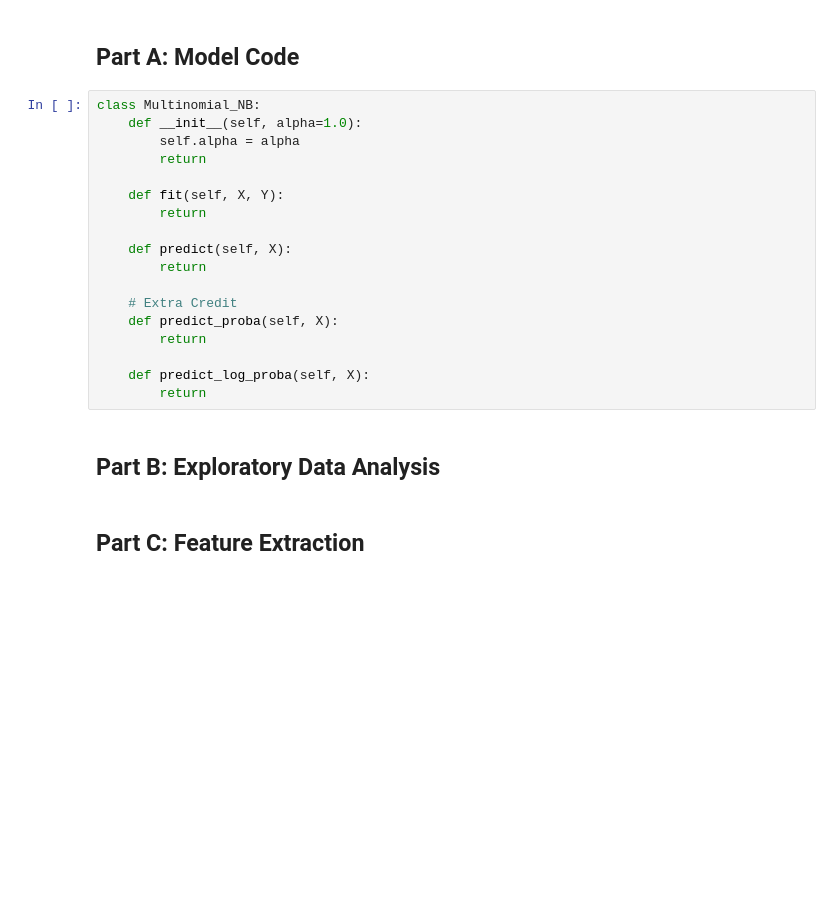
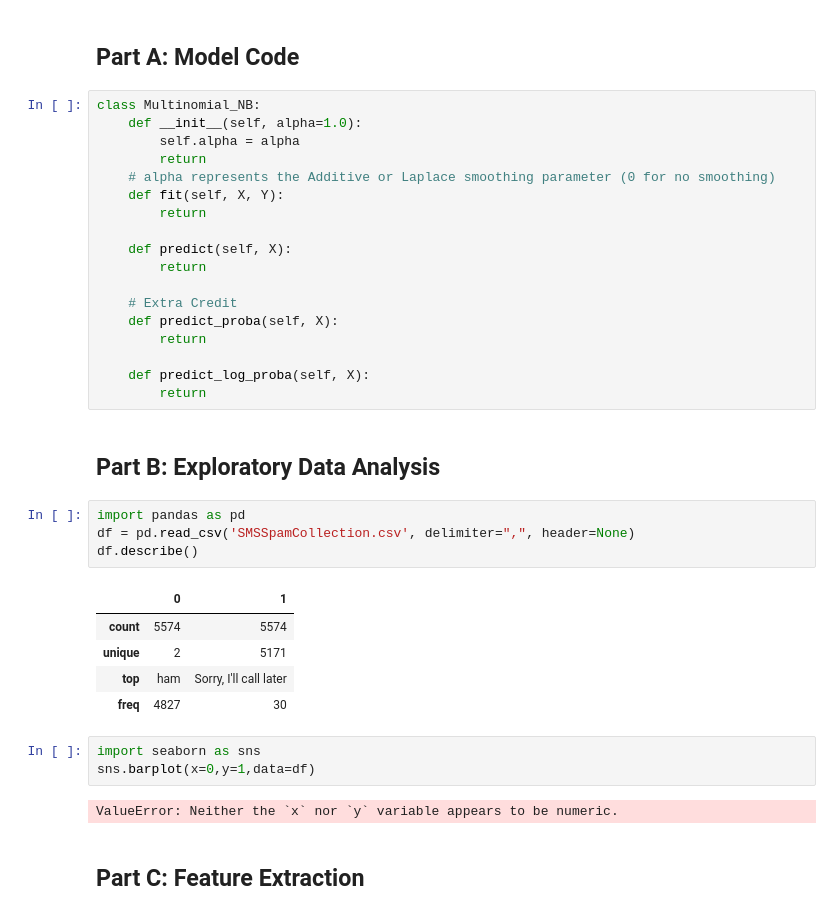
Before and after one commit to tannn/machine-learning, a Jupyter notebook: Doan_Vy_Marino_Tanner_assignment4.ipynb, the cells around one changed output. Cells and saved outputs as stored; diff of their text form; blank space fills up the shorter version.

```diff
--- a/Doan_Vy_Marino_Tanner_assignment4.ipynb
+++ b/Doan_Vy_Marino_Tanner_assignment4.ipynb
@@ -7,7 +7,7 @@ class Multinomial_NB:
     def __init__(self, alpha=1.0):
         self.alpha = alpha
         return
-
+    # alpha represents the Additive or Laplace smoothing parameter (0 for no smoothing)
     def fit(self, X, Y):
         return
 
@@ -22,6 +22,21 @@ class Multinomial_NB:
         return
 # %% [markdown]
 ## Part B: Exploratory Data Analysis
+# %%
+import pandas as pd
+df = pd.read_csv('SMSSpamCollection.csv', delimiter=",", header=None)
+df.describe()
+# %% [output]
+|  | 0 | 1 |
+| count | 5574 | 5574 |
+| unique | 2 | 5171 |
+| top | ham | Sorry, I'll call later |
+| freq | 4827 | 30 |
+# %%
+import seaborn as sns
+sns.barplot(x=0,y=1,data=df)
+# %% [output]
+ValueError: Neither the `x` nor `y` variable appears to be numeric.
 # %% [markdown]
 ## Part C: Feature Extraction
 # %% [markdown]
```
Also changed, not shown: parts of 2 cells of this notebook.
